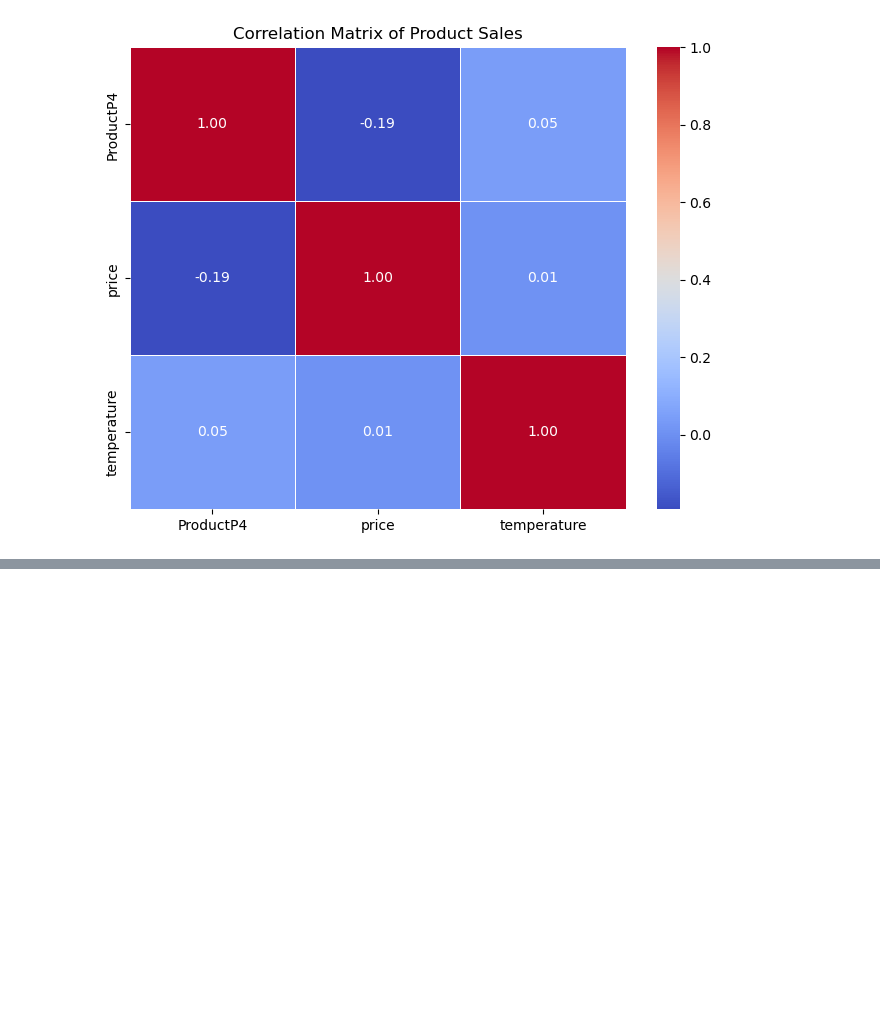
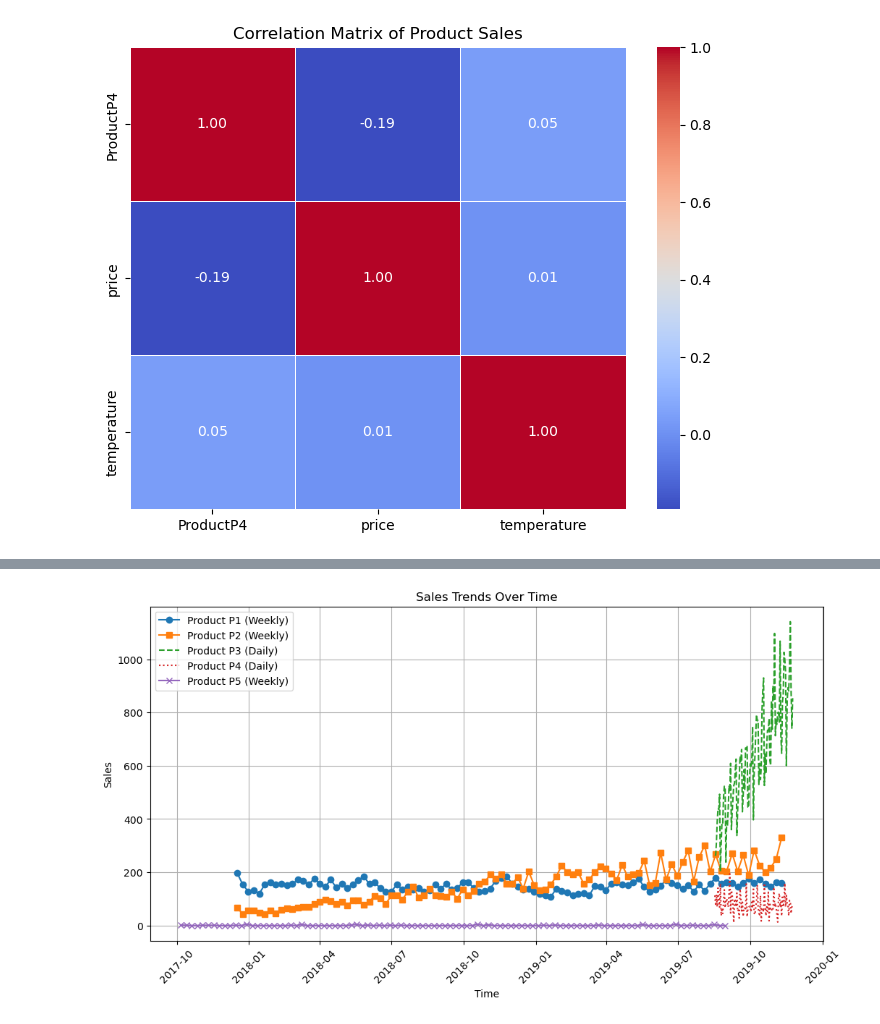
Before and after one commit to Suraj-st/PrinciplesOfDataScience_Group2, a Jupyter notebook: Suneth/Group.ipynb, the cells around one changed output, grey strips where cells are left out. Saved outputs shown, nothing was run; the diff lists cells and outputs as text; code cells hidden in the pictures; blank space fills up the shorter version.

```diff
--- a/Suneth/Group.ipynb
+++ b/Suneth/Group.ipynb
@@ -186,0 +205,21 @@ plt.show()
+# %%
+# Plot trends for each product
+plt.figure(figsize=(12, 6))
+plt.plot(df["t_weekly_p1_p2"], df["ProductP1"], label="Product P1 (Weekly)", marker="o")
+plt.plot(df["t_weekly_p1_p2"], df["ProductP2"], label="Product P2 (Weekly)", marker="s")
+plt.plot(df["t_daily"], df["ProductP3"], label="Product P3 (Daily)", linestyle="dashed")
+plt.plot(df["t_daily"], df["ProductP4"], label="Product P4 (Daily)", linestyle="dotted")
+plt.plot(df["t_weekly_p5"], df["ProductP5"], label="Product P5 (Weekly)", marker="x")
+
+# Labels and legend
+plt.xlabel("Time")
+plt.ylabel("Sales")
+plt.title("Sales Trends Over Time")
+plt.legend()
+plt.xticks(rotation=45)
+plt.grid()
+
+# Show plot
+plt.show()
+# %% [output]
+[figure, added]
```
Also changed, not shown: parts of 12 cells of this notebook.
